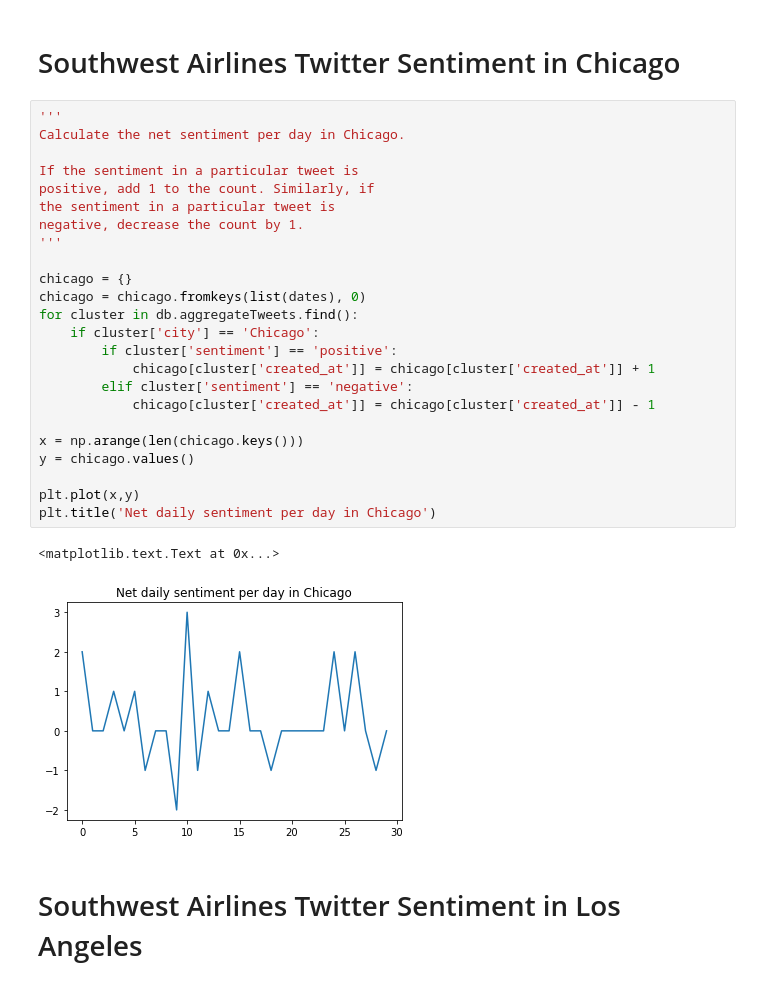
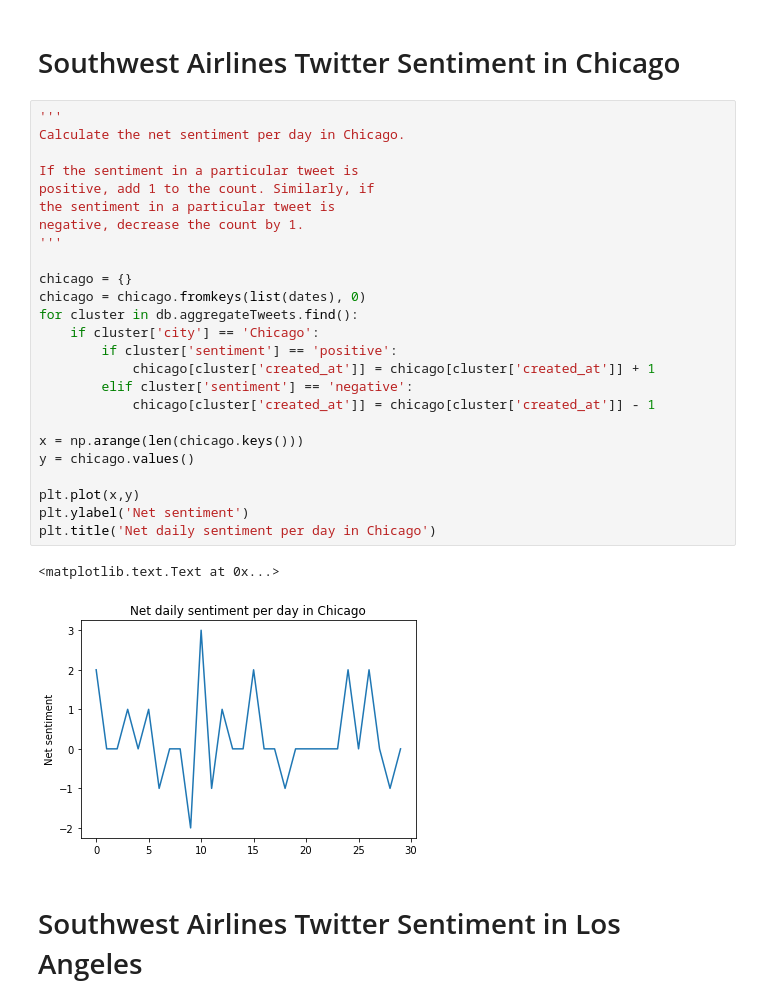
Before and after one commit to proosjen/SWAirlines-sentiment-analysis, a Jupyter notebook: final_report_data.ipynb, the cells around one changed output. Cells and saved outputs as stored; diff of their text form.

```diff
--- a/final_report_data.ipynb
+++ b/final_report_data.ipynb
@@ -148,30 +149,31 @@ plt.title('Net daily sentiment per day in Dallas')
 # %%
 '''
 Calculate the net sentiment per day in Chicago.
 
 If the sentiment in a particular tweet is
 positive, add 1 to the count. Similarly, if
 the sentiment in a particular tweet is
 negative, decrease the count by 1.
 '''
 
 chicago = {}
 chicago = chicago.fromkeys(list(dates), 0)
 for cluster in db.aggregateTweets.find():
     if cluster['city'] == 'Chicago':
         if cluster['sentiment'] == 'positive':
             chicago[cluster['created_at']] = chicago[cluster['created_at']] + 1
         elif cluster['sentiment'] == 'negative':
             chicago[cluster['created_at']] = chicago[cluster['created_at']] - 1
 
 x = np.arange(len(chicago.keys()))
 y = chicago.values()
 
 plt.plot(x,y)
+plt.ylabel('Net sentiment')
 plt.title('Net daily sentiment per day in Chicago')
 # %% [output]
 <matplotlib.text.Text at 0x...>
-[figure, old version]
+[figure, new version]
 # %% [markdown]
 # Southwest Airlines Twitter Sentiment in Los Angeles
 # %%
```
Also changed, not shown: parts of 6 cells of this notebook, 2 other files.
